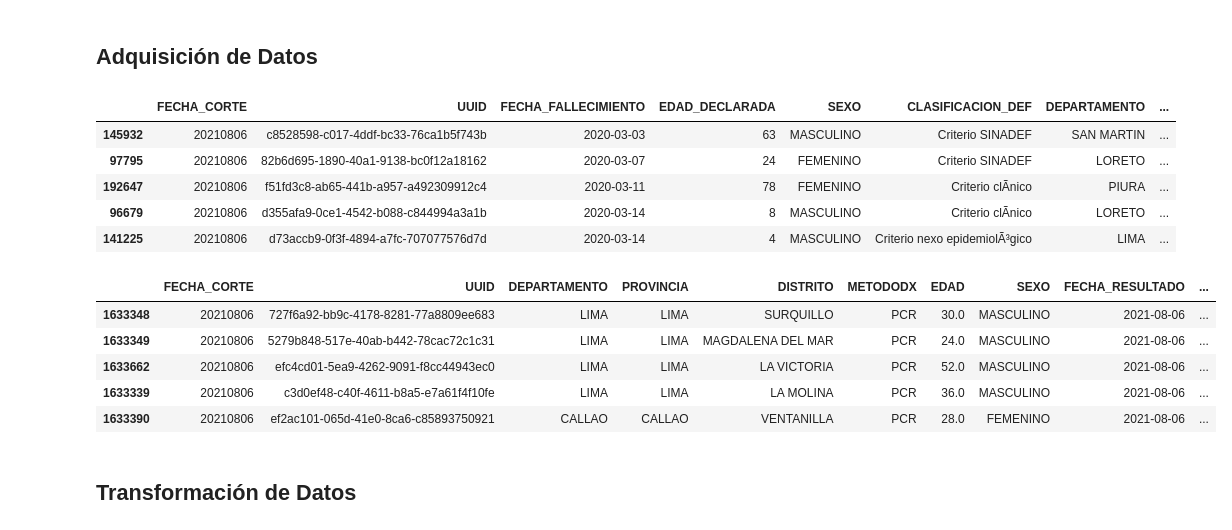
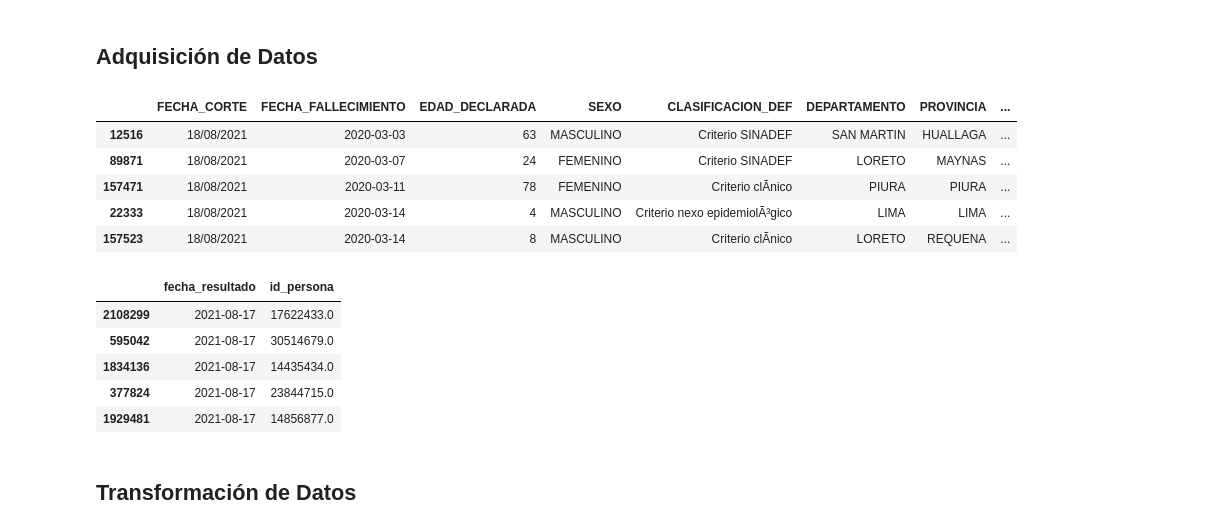
Before and after one commit to malexandersalazar/covid-19-peru-analisis-oleadas, a Jupyter notebook: src/main.ipynb, the cells around one changed output. Drawn from its saved outputs; the diff is of its cells as text; code cells hidden in the pictures.

```diff
--- a/src/main.ipynb
+++ b/src/main.ipynb
@@ -16,29 +16,29 @@ sns.set_style("whitegrid")
 ## Adquisición de Datos
 # %%
 defunciones_df = pd.read_csv('data/defunciones.csv')
-defunciones_df['FECHA_FALLECIMIENTO'] = pd.to_datetime(defunciones_df['FECHA_FALLECIMIENTO'], infer_datetime_format=False, format='%Y%m%d')
+defunciones_df['FECHA_FALLECIMIENTO'] = pd.to_datetime(defunciones_df['FECHA_FALLECIMIENTO'], infer_datetime_format=False, format='%m/%d/%Y')
 defunciones_df.sort_values('FECHA_FALLECIMIENTO',  ascending=True, inplace=True)
 defunciones_df.head()
 # %% [output]
-|  | FECHA_CORTE | UUID | FECHA_FALLECIMIENTO | EDAD_DECLARADA | SEXO | CLASIFICACION_DEF | DEPARTAMENTO | ... |
-| 145932 | 20210806 | c8528598-c017-4ddf-bc33-76ca1b5f743b | 2020-03-03 | 63 | MASCULINO | Criterio SINADEF | SAN MARTIN | ... |
-| 97795 | 20210806 | 82b6d695-1890-40a1-9138-bc0f12a18162 | 2020-03-07 | 24 | FEMENINO | Criterio SINADEF | LORETO | ... |
-| 192647 | 20210806 | f51fd3c8-ab65-441b-a957-a492309912c4 | 2020-03-11 | 78 | FEMENINO | Criterio clÃ­nico | PIURA | ... |
-| 96679 | 20210806 | d355afa9-0ce1-4542-b088-c844994a3a1b | 2020-03-14 | 8 | MASCULINO | Criterio clÃ­nico | LORETO | ... |
-| 141225 | 20210806 | d73accb9-0f3f-4894-a7fc-707077576d7d | 2020-03-14 | 4 | MASCULINO | Criterio nexo epidemiolÃ³gico | LIMA | ... |
+|  | FECHA_CORTE | FECHA_FALLECIMIENTO | EDAD_DECLARADA | SEXO | CLASIFICACION_DEF | DEPARTAMENTO | PROVINCIA | ... |
+| 12516 | 18/08/2021 | 2020-03-03 | 63 | MASCULINO | Criterio SINADEF | SAN MARTIN | HUALLAGA | ... |
+| 89871 | 18/08/2021 | 2020-03-07 | 24 | FEMENINO | Criterio SINADEF | LORETO | MAYNAS | ... |
+| 157471 | 18/08/2021 | 2020-03-11 | 78 | FEMENINO | Criterio clÃ­nico | PIURA | PIURA | ... |
+| 22333 | 18/08/2021 | 2020-03-14 | 4 | MASCULINO | Criterio nexo epidemiolÃ³gico | LIMA | LIMA | ... |
+| 157523 | 18/08/2021 | 2020-03-14 | 8 | MASCULINO | Criterio clÃ­nico | LORETO | REQUENA | ... |
 # %%
-positivos_df = pd.read_csv('data/casos_positivos.csv', sep=';')
+positivos_df = pd.read_csv('data/positivos_covid.csv', sep=',', usecols=['fecha_resultado','id_persona'])
 positivos_df.dropna(inplace=True)
-positivos_df['FECHA_RESULTADO'] = pd.to_datetime(positivos_df['FECHA_RESULTADO'], infer_datetime_format=False, format='%Y%m%d')
-positivos_df.sort_values('FECHA_RESULTADO',  ascending=True, inplace=True)
+positivos_df['fecha_resultado'] = pd.to_datetime(positivos_df['fecha_resultado'], infer_datetime_format=False, format='%d/%m/%Y')
+positivos_df.sort_values('fecha_resultado',  ascending=True, inplace=True)
 positivos_df.tail()
 # %% [output]
-|  | FECHA_CORTE | UUID | DEPARTAMENTO | PROVINCIA | DISTRITO | METODODX | EDAD | SEXO | FECHA_RESULTADO | ... |
-| 1633348 | 20210806 | 727f6a92-bb9c-4178-8281-77a8809ee683 | LIMA | LIMA | SURQUILLO | PCR | 30.0 | MASCULINO | 2021-08-06 | ... |
-| 1633349 | 20210806 | 5279b848-517e-40ab-b442-78cac72c1c31 | LIMA | LIMA | MAGDALENA DEL MAR | PCR | 24.0 | MASCULINO | 2021-08-06 | ... |
-| 1633662 | 20210806 | efc4cd01-5ea9-4262-9091-f8cc44943ec0 | LIMA | LIMA | LA VICTORIA | PCR | 52.0 | MASCULINO | 2021-08-06 | ... |
-| 1633339 | 20210806 | c3d0ef48-c40f-4611-b8a5-e7a61f4f10fe | LIMA | LIMA | LA MOLINA | PCR | 36.0 | MASCULINO | 2021-08-06 | ... |
-| 1633390 | 20210806 | ef2ac101-065d-41e0-8ca6-c85893750921 | CALLAO | CALLAO | VENTANILLA | PCR | 28.0 | FEMENINO | 2021-08-06 | ... |
+|  | fecha_resultado | id_persona |
+| 2108299 | 2021-08-17 | 17622433.0 |
+| 595042 | 2021-08-17 | 30514679.0 |
+| 1834136 | 2021-08-17 | 14435434.0 |
+| 377824 | 2021-08-17 | 23844715.0 |
+| 1929481 | 2021-08-17 | 14856877.0 |
 # %%
 # Generando las semanas epidemológicas
 weeks_2020 = list(Year(2020).iterweeks())
```
Also changed, not shown: parts of 6 cells of this notebook, 6 other files.
